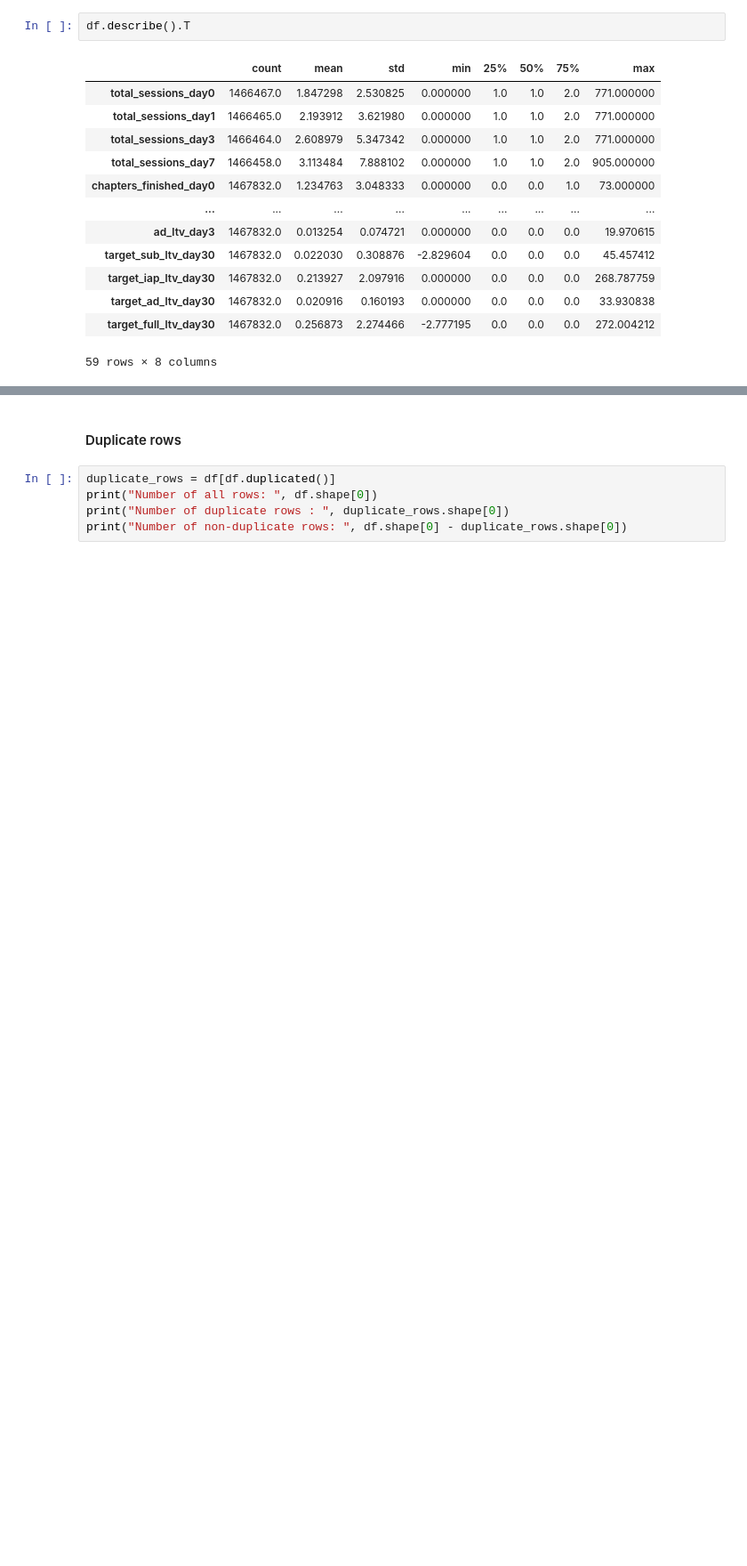
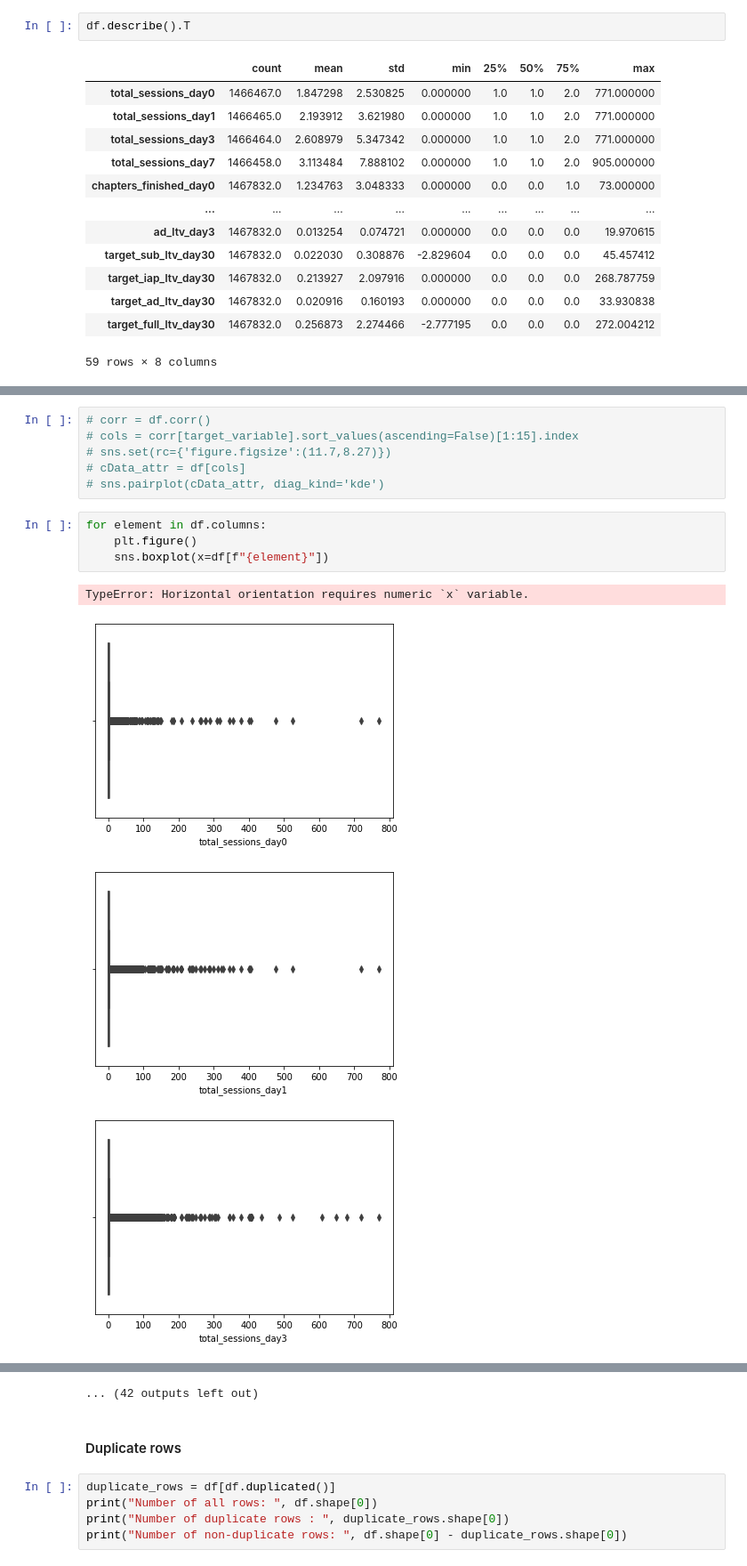
Before and after one commit to vladyslav-honcharuk/IASA_DS_2022_Champ_AIM, a Jupyter notebook: eda-training-model.ipynb, the cells around one changed output, grey strips where cells are left out. Shown at 89% size. Cells and saved outputs as stored; diff of their text form; blank space fills up the shorter version.

```diff
--- a/eda-training-model.ipynb
+++ b/eda-training-model.ipynb
@@ -137,0 +139,15 @@ Text(0.5, 1.0, 'Distribution of target_full_ltv_day30')
+# %%
+# corr = df.corr()
+# cols = corr[target_variable].sort_values(ascending=False)[1:15].index
+# sns.set(rc={'figure.figsize':(11.7,8.27)})
+# cData_attr = df[cols]
+# sns.pairplot(cData_attr, diag_kind='kde')
+# %%
+for element in df.columns:
+    plt.figure()
+    sns.boxplot(x=df[f"{element}"])
+# %% [output]
+TypeError: Horizontal orientation requires numeric `x` variable.
+[figure, added]
+[figure, added]
+[figure, added]
@@ -138,3 +162,4 @@ Text(0.5, 1.0, 'Distribution of target_full_ltv_day30')
+... (42 outputs left out)
 # %% [markdown]
 #### Duplicate rows
 # %%
```
Also changed, not shown: parts of 32 cells of this notebook.
